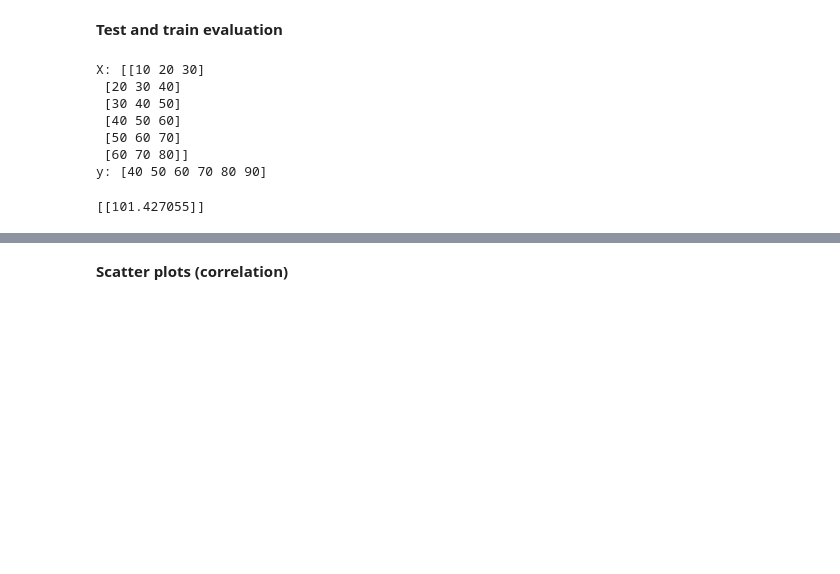
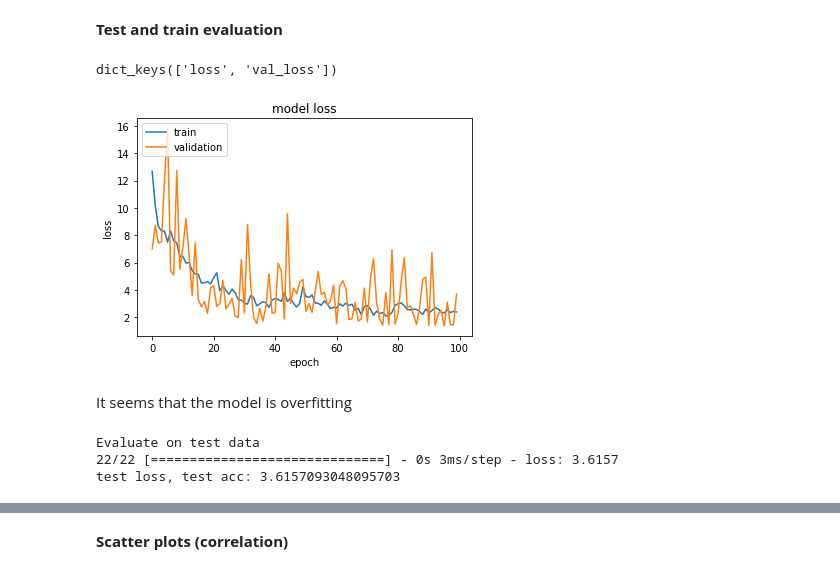
Before and after one commit to Lenflammeur/UCL-MSc_Project, a Jupyter notebook: week2.ipynb, the cells around one changed output, grey strips where cells are left out. Drawn from its saved outputs; the diff is of its cells as text; code cells hidden in the pictures; blank space fills up the shorter version.

```diff
--- a/week2.ipynb
+++ b/week2.ipynb
@@ -66,5 +67,10 @@ X, y = shuffle(X, y)
+# %%
+X_train, y_train = X[:n_train, :], y[:n_train]
+X_val, y_val = X[n_train:n_val, :], y[n_train:n_val]
+X_test, y_test = X[n_val:, :], y[n_val:]
 # %%
 # reshape from [samples, timesteps] into [samples, timesteps, features]
 n_features = 1
-X = X.reshape((X.shape[0], X.shape[1], n_features))
-X.shape
+X_train = X_train.reshape((X_train.shape[0], X_train.shape[1], n_features))
+X_val = X_val.reshape((X_val.shape[0], X_val.shape[1], n_features))
+X_test = X_test.reshape((X_test.shape[0], X_test.shape[1], n_features))
@@ -182,19 +186,2 @@ _________________________________________________________________
 # %% [markdown]
 **Test and train evaluation**
-# %%
-# define input sequence
-raw_seq = [10, 20, 30, 40, 50, 60, 70, 80, 90]
-# choose a number of time steps
-n_steps = 3
-# split into samples
-X, y = split_sequence(raw_seq, n_steps)
-print('X:', X)
-print('y:', y)
-# %% [output]
-X: [[10 20 30]
- [20 30 40]
- [30 40 50]
- [40 50 60]
- [50 60 70]
- [60 70 80]]
-y: [40 50 60 70 80 90]
@@ -205,10 +188,34 @@ X = X.reshape((X.shape[0], X.shape[1], n_features))
 # %%
-history = model.fit(X, y, epochs=1000, verbose=0)
+history = model.fit(
+    X_train,
+    y_train,
+    batch_size=8,
+    epochs=100,
+    validation_data=(X_val, y_val),
+    verbose=0)
-# %%
-# demonstrate prediction
-x_input = np.array([70, 80, 90])
-x_input = x_input.reshape((1, n_steps, n_features))
-yhat = model.predict(x_input, verbose=0)
-print(yhat)
-# %% [output]
-[[101.427055]]
+# %%
+print(history.history.keys())
+# %% [output]
+dict_keys(['loss', 'val_loss'])
+# %%
+# summarize history for loss
+plt.plot(history.history['loss'])
+plt.plot(history.history['val_loss'])
+plt.title('model loss')
+plt.ylabel('loss')
+plt.xlabel('epoch')
+plt.legend(['train', 'validation'], loc='upper left')
+plt.show()
+# %% [output]
+[figure, added]
+# %% [markdown]
+It seems that the model is overfitting
+# %%
+# Evaluate the model on the test data using `evaluate`
+print("Evaluate on test data")
+results = model.evaluate(X_test, y_test, batch_size=16)
+print("test loss, test acc:", results)
+# %% [output]
+Evaluate on test data
+22/22 [==============================] - 0s 3ms/step - loss: 3.6157
+test loss, test acc: 3.6157093048095703
```
Also changed, not shown: parts of 12 cells of this notebook, 2 other files.
